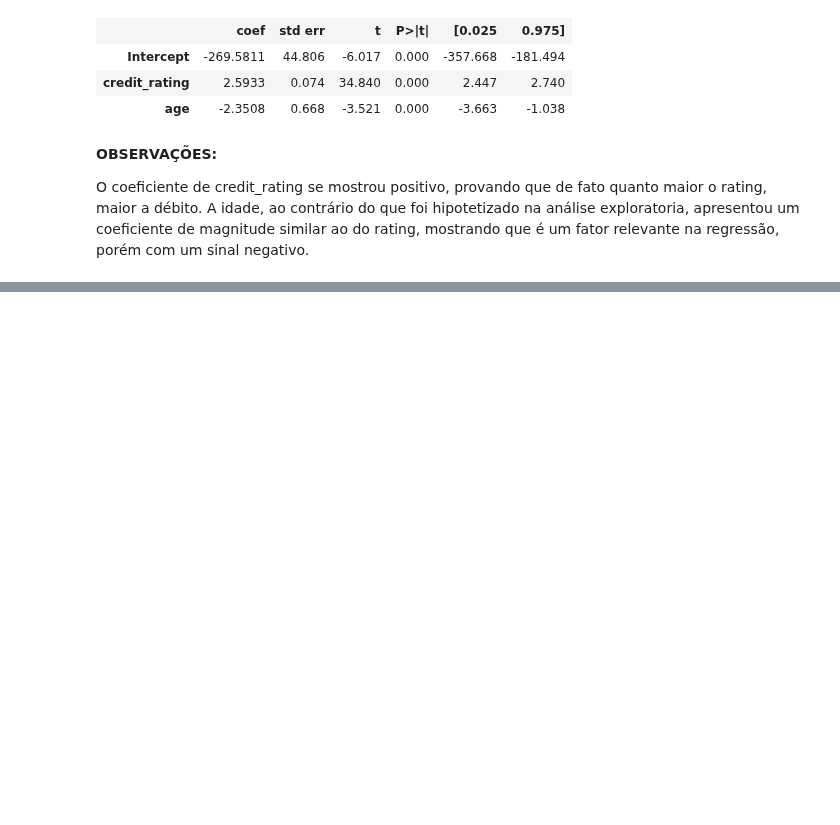
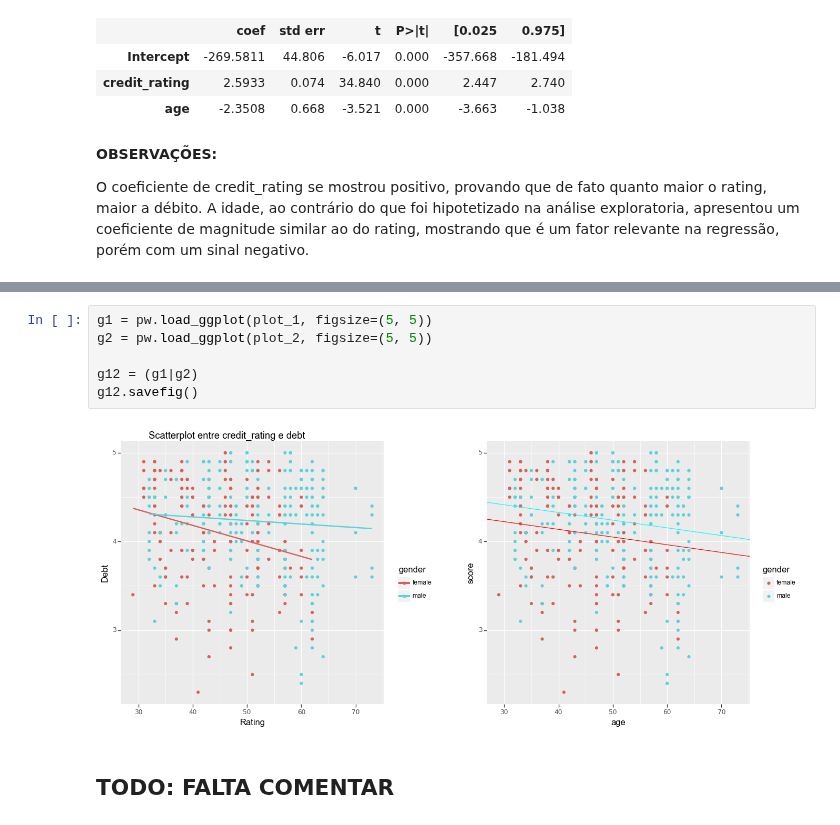
Before and after one commit to pdcos/analise_visual_ciencia_de_dados, a Jupyter notebook: participacao_10/solutions_10.ipynb, the cells around one changed output, grey strips where cells are left out. Saved outputs shown, nothing was run; the diff lists cells and outputs as text; blank space fills up the shorter version.

```diff
--- a/participacao_10/solutions_10.ipynb
+++ b/participacao_10/solutions_10.ipynb
@@ -439,0 +517,10 @@ O coeficiente de credit_rating se mostrou positivo, provando que de fato quanto
+# %%
+g1 = pw.load_ggplot(plot_1, figsize=(5, 5))
+g2 = pw.load_ggplot(plot_2, figsize=(5, 5))
+
+g12 = (g1|g2)
+g12.savefig()
+# %% [output]
+[figure, added]
+# %% [markdown]
+## TODO: FALTA COMENTAR
```
Also changed, not shown: parts of 23 cells of this notebook.
